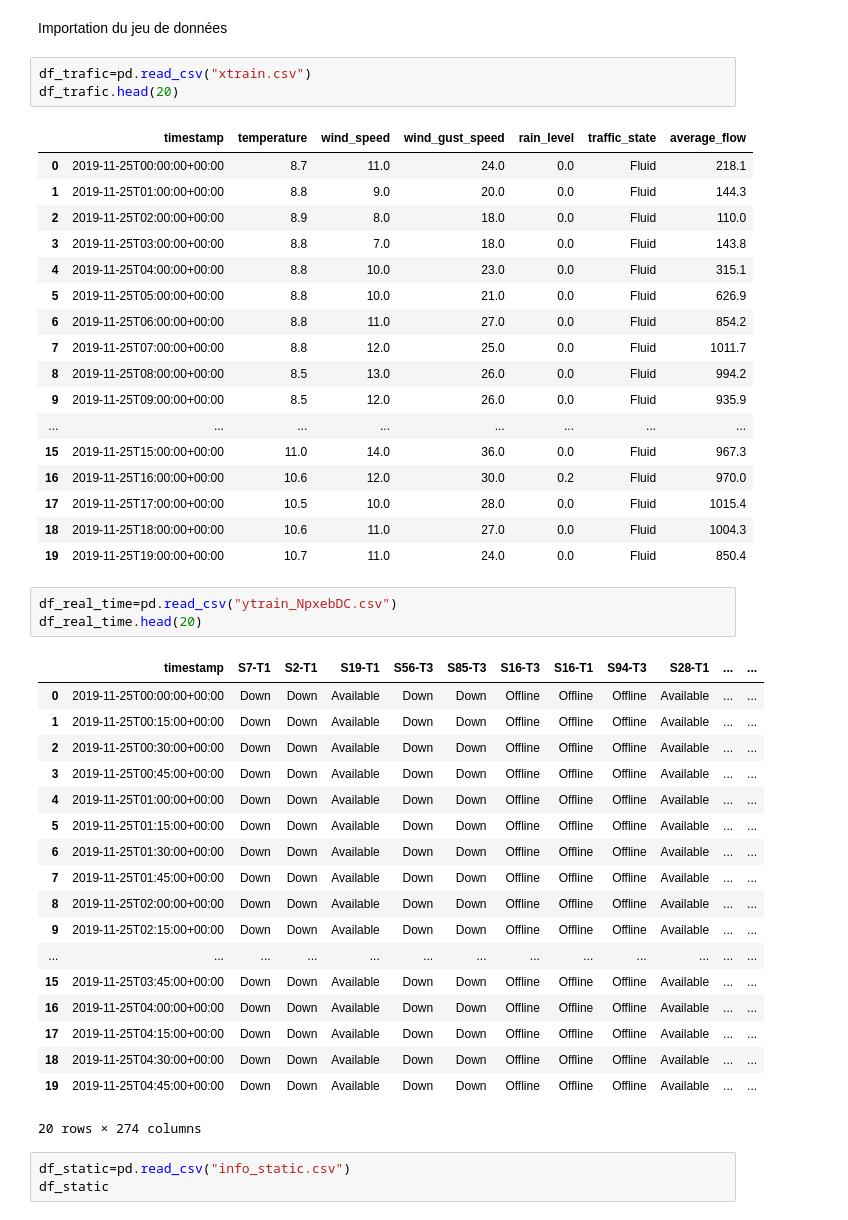
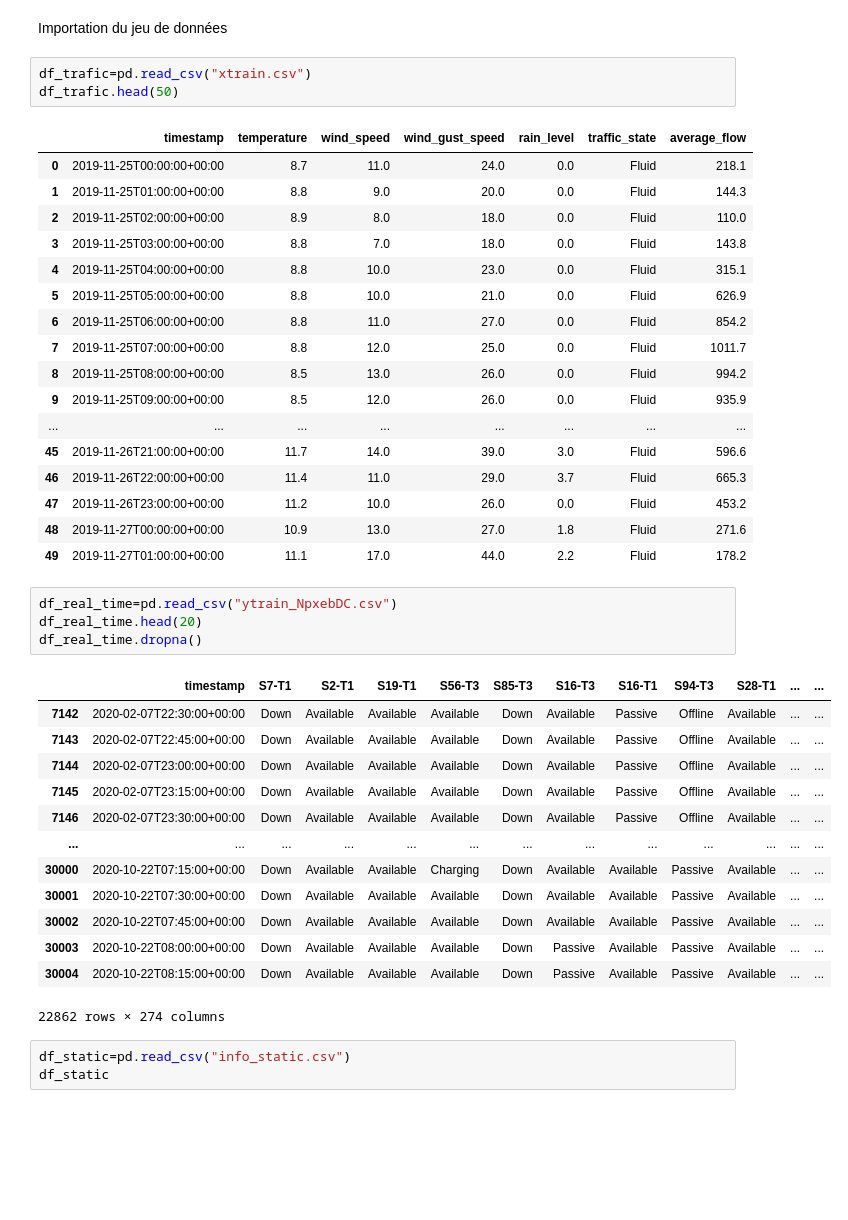
Before and after one commit to dantruski/Projet-Python-DS-Belib, a Jupyter notebook: daniel_2_challenge.ipynb, the cells around one changed output. Saved outputs shown, nothing was run; the diff lists cells and outputs as text; blank space fills up the shorter version.

```diff
--- a/daniel_2_challenge.ipynb
+++ b/daniel_2_challenge.ipynb
@@ -7,7 +7,7 @@ import requests
 Importation du jeu de données
 # %%
 df_trafic=pd.read_csv("xtrain.csv")
-df_trafic.head(20)
+df_trafic.head(50)
 # %% [output]
 |  | timestamp | temperature | wind_speed | wind_gust_speed | rain_level | traffic_state | average_flow |
 | 0 | 2019-11-25T00:00:00+00:00 | 8.7 | 11.0 | 24.0 | 0.0 | Fluid | 218.1 |
@@ -21,33 +21,29 @@ df_trafic.head(20)
 | 8 | 2019-11-25T08:00:00+00:00 | 8.5 | 13.0 | 26.0 | 0.0 | Fluid | 994.2 |
 | 9 | 2019-11-25T09:00:00+00:00 | 8.5 | 12.0 | 26.0 | 0.0 | Fluid | 935.9 |
 | ... | ... | ... | ... | ... | ... | ... | ... |
-| 15 | 2019-11-25T15:00:00+00:00 | 11.0 | 14.0 | 36.0 | 0.0 | Fluid | 967.3 |
-| 16 | 2019-11-25T16:00:00+00:00 | 10.6 | 12.0 | 30.0 | 0.2 | Fluid | 970.0 |
-| 17 | 2019-11-25T17:00:00+00:00 | 10.5 | 10.0 | 28.0 | 0.0 | Fluid | 1015.4 |
-| 18 | 2019-11-25T18:00:00+00:00 | 10.6 | 11.0 | 27.0 | 0.0 | Fluid | 1004.3 |
-| 19 | 2019-11-25T19:00:00+00:00 | 10.7 | 11.0 | 24.0 | 0.0 | Fluid | 850.4 |
+| 45 | 2019-11-26T21:00:00+00:00 | 11.7 | 14.0 | 39.0 | 3.0 | Fluid | 596.6 |
+| 46 | 2019-11-26T22:00:00+00:00 | 11.4 | 11.0 | 29.0 | 3.7 | Fluid | 665.3 |
+| 47 | 2019-11-26T23:00:00+00:00 | 11.2 | 10.0 | 26.0 | 0.0 | Fluid | 453.2 |
+| 48 | 2019-11-27T00:00:00+00:00 | 10.9 | 13.0 | 27.0 | 1.8 | Fluid | 271.6 |
+| 49 | 2019-11-27T01:00:00+00:00 | 11.1 | 17.0 | 44.0 | 2.2 | Fluid | 178.2 |
 # %%
 df_real_time=pd.read_csv("ytrain_NpxebDC.csv")
 df_real_time.head(20)
+df_real_time.dropna()
 # %% [output]
 |  | timestamp | S7-T1 | S2-T1 | S19-T1 | S56-T3 | S85-T3 | S16-T3 | S16-T1 | S94-T3 | S28-T1 | ... | ... |
-| 0 | 2019-11-25T00:00:00+00:00 | Down | Down | Available | Down | Down | Offline | Offline | Offline | Available | ... | ... |
-| 1 | 2019-11-25T00:15:00+00:00 | Down | Down | Available | Down | Down | Offline | Offline | Offline | Available | ... | ... |
-| 2 | 2019-11-25T00:30:00+00:00 | Down | Down | Available | Down | Down | Offline | Offline | Offline | Available | ... | ... |
-| 3 | 2019-11-25T00:45:00+00:00 | Down | Down | Available | Down | Down | Offline | Offline | Offline | Available | ... | ... |
-| 4 | 2019-11-25T01:00:00+00:00 | Down | Down | Available | Down | Down | Offline | Offline | Offline | Available | ... | ... |
-| 5 | 2019-11-25T01:15:00+00:00 | Down | Down | Available | Down | Down | Offline | Offline | Offline | Available | ... | ... |
-| 6 | 2019-11-25T01:30:00+00:00 | Down | Down | Available | Down | Down | Offline | Offline | Offline | Available | ... | ... |
-| 7 | 2019-11-25T01:45:00+00:00 | Down | Down | Available | Down | Down | Offline | Offline | Offline | Available | ... | ... |
-| 8 | 2019-11-25T02:00:00+00:00 | Down | Down | Available | Down | Down | Offline | Offline | Offline | Available | ... | ... |
-| 9 | 2019-11-25T02:15:00+00:00 | Down | Down | Available | Down | Down | Offline | Offline | Offline | Available | ... | ... |
+| 7142 | 2020-02-07T22:30:00+00:00 | Down | Available | Available | Available | Down | Available | Passive | Offline | Available | ... | ... |
+| 7143 | 2020-02-07T22:45:00+00:00 | Down | Available | Available | Available | Down | Available | Passive | Offline | Available | ... | ... |
+| 7144 | 2020-02-07T23:00:00+00:00 | Down | Available | Available | Available | Down | Available | Passive | Offline | Available | ... | ... |
+| 7145 | 2020-02-07T23:15:00+00:00 | Down | Available | Available | Available | Down | Available | Passive | Offline | Available | ... | ... |
+| 7146 | 2020-02-07T23:30:00+00:00 | Down | Available | Available | Available | Down | Available | Passive | Offline | Available | ... | ... |
 | ... | ... | ... | ... | ... | ... | ... | ... | ... | ... | ... | ... | ... |
-| 15 | 2019-11-25T03:45:00+00:00 | Down | Down | Available | Down | Down | Offline | Offline | Offline | Available | ... | ... |
-| 16 | 2019-11-25T04:00:00+00:00 | Down | Down | Available | Down | Down | Offline | Offline | Offline | Available | ... | ... |
-| 17 | 2019-11-25T04:15:00+00:00 | Down | Down | Available | Down | Down | Offline | Offline | Offline | Available | ... | ... |
-| 18 | 2019-11-25T04:30:00+00:00 | Down | Down | Available | Down | Down | Offline | Offline | Offline | Available | ... | ... |
-| 19 | 2019-11-25T04:45:00+00:00 | Down | Down | Available | Down | Down | Offline | Offline | Offline | Available | ... | ... |
+| 30000 | 2020-10-22T07:15:00+00:00 | Down | Available | Available | Charging | Down | Available | Available | Passive | Available | ... | ... |
+| 30001 | 2020-10-22T07:30:00+00:00 | Down | Available | Available | Available | Down | Available | Available | Passive | Available | ... | ... |
+| 30002 | 2020-10-22T07:45:00+00:00 | Down | Available | Available | Available | Down | Available | Available | Passive | Available | ... | ... |
+| 30003 | 2020-10-22T08:00:00+00:00 | Down | Available | Available | Available | Down | Passive | Available | Passive | Available | ... | ... |
+| 30004 | 2020-10-22T08:15:00+00:00 | Down | Available | Available | Available | Down | Passive | Available | Passive | Available | ... | ... |
-20 rows × 274 columns
+22862 rows × 274 columns
 # %%
 df_static=pd.read_csv("info_static.csv")
 df_static
```
Also changed, not shown: 1 other file.
